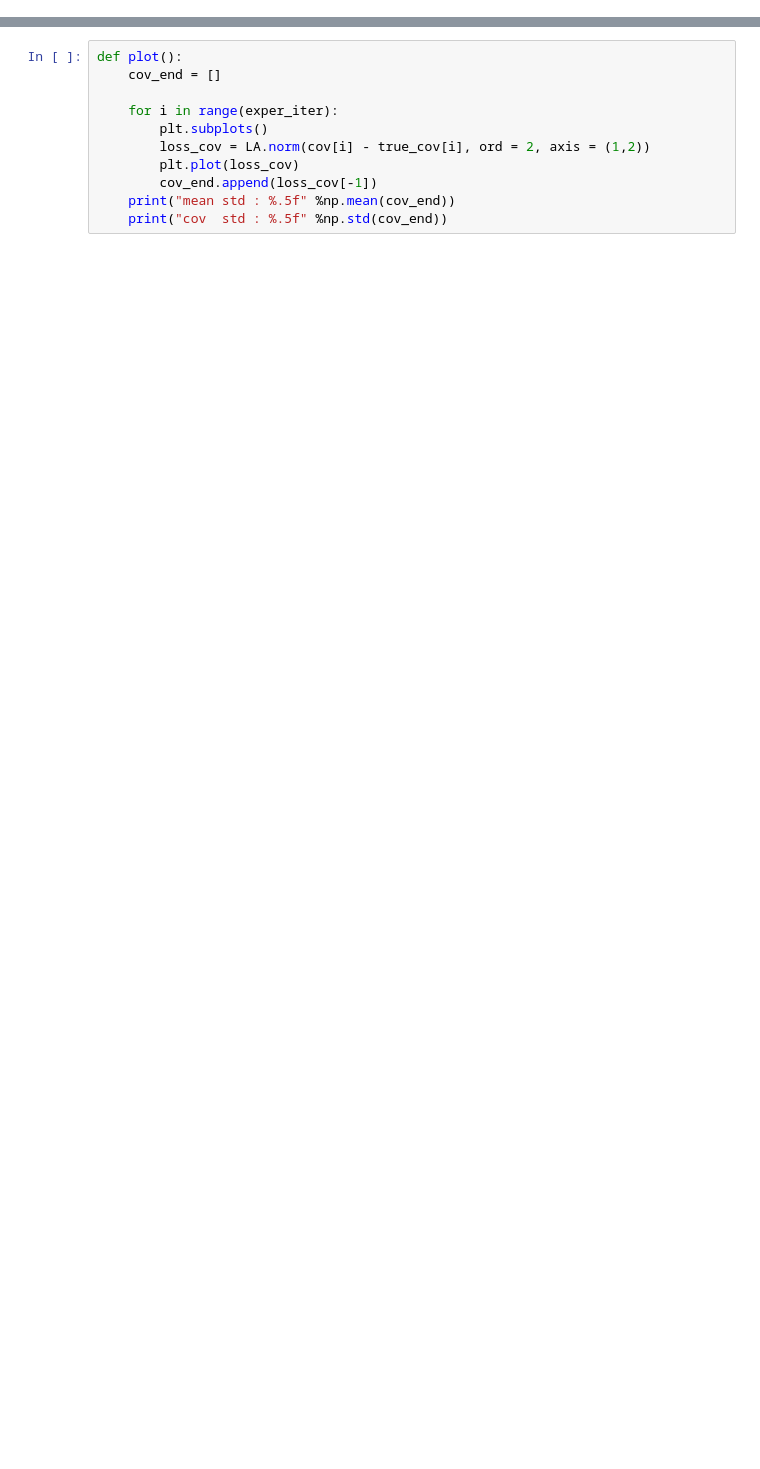
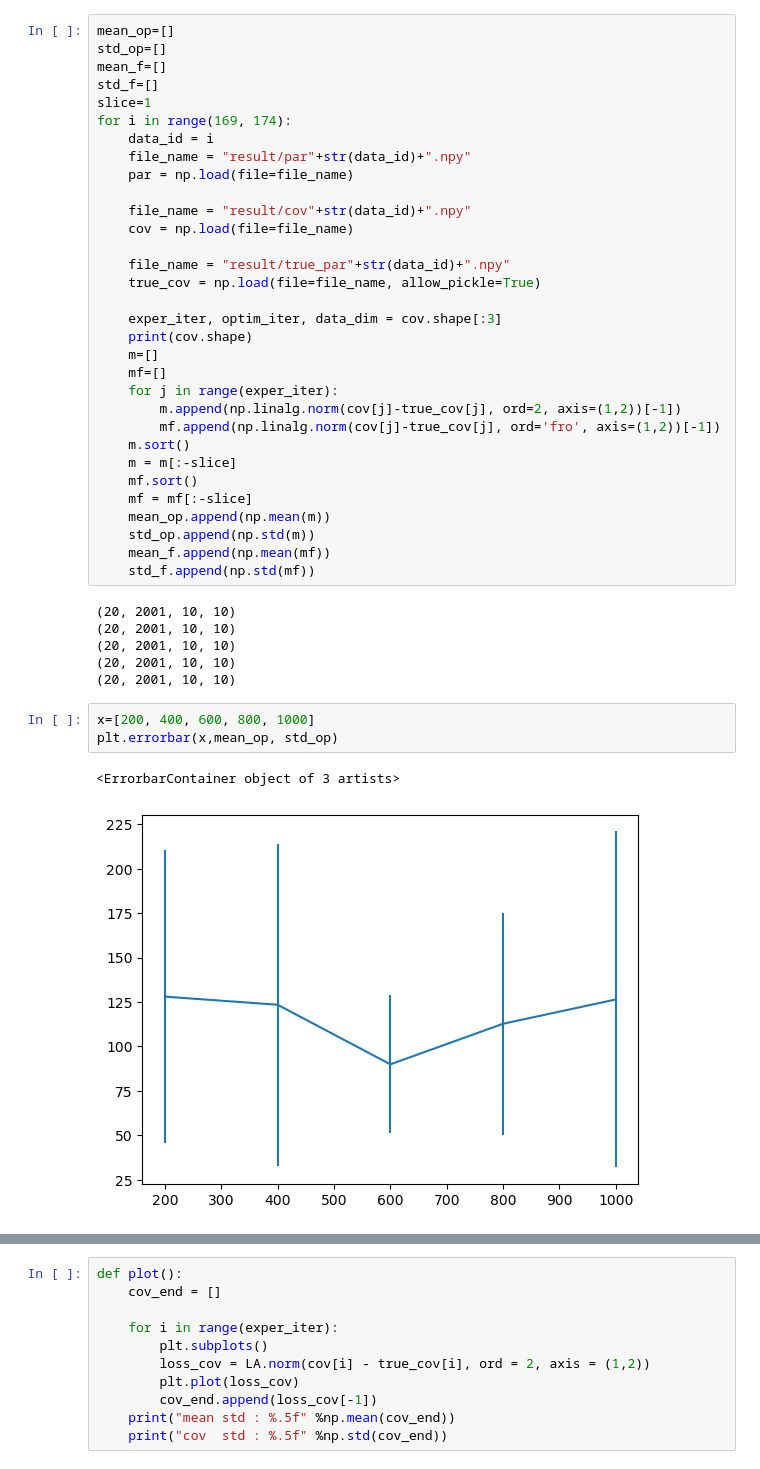
Before and after one commit to monarsan/robust-GAN, a Jupyter notebook: work/fixed_mu/plot_exper_result.ipynb, the cells around one changed output, grey strips where cells are left out. Saved outputs shown, nothing was run; the diff lists cells and outputs as text; blank space fills up the shorter version.

```diff
--- a/work/fixed_mu/plot_exper_result.ipynb
+++ b/work/fixed_mu/plot_exper_result.ipynb
@@ -0,0 +29,44 @@
+# %%
+mean_op=[]
+std_op=[]
+mean_f=[]
+std_f=[]
+slice=1
+for i in range(169, 174):
+    data_id = i
+    file_name = "result/par"+str(data_id)+".npy"
+    par = np.load(file=file_name)
+
+    file_name = "result/cov"+str(data_id)+".npy"
+    cov = np.load(file=file_name)
+
+    file_name = "result/true_par"+str(data_id)+".npy"
+    true_cov = np.load(file=file_name, allow_pickle=True)
+
+    exper_iter, optim_iter, data_dim = cov.shape[:3]
+    print(cov.shape)
+    m=[]
+    mf=[]
+    for j in range(exper_iter):
+        m.append(np.linalg.norm(cov[j]-true_cov[j], ord=2, axis=(1,2))[-1])
+        mf.append(np.linalg.norm(cov[j]-true_cov[j], ord='fro', axis=(1,2))[-1])
+    m.sort()
+    m = m[:-slice]
+    mf.sort()
+    mf = mf[:-slice]
+    mean_op.append(np.mean(m))
+    std_op.append(np.std(m))
+    mean_f.append(np.mean(mf))
+    std_f.append(np.std(mf))
+# %% [output]
+(20, 2001, 10, 10)
+(20, 2001, 10, 10)
+(20, 2001, 10, 10)
+(20, 2001, 10, 10)
+(20, 2001, 10, 10)
+# %%
+x=[200, 400, 600, 800, 1000]
+plt.errorbar(x,mean_op, std_op)
+# %% [output]
+<ErrorbarContainer object of 3 artists>
+[figure, added]
```
Also changed, not shown: parts of 18 cells of this notebook.
